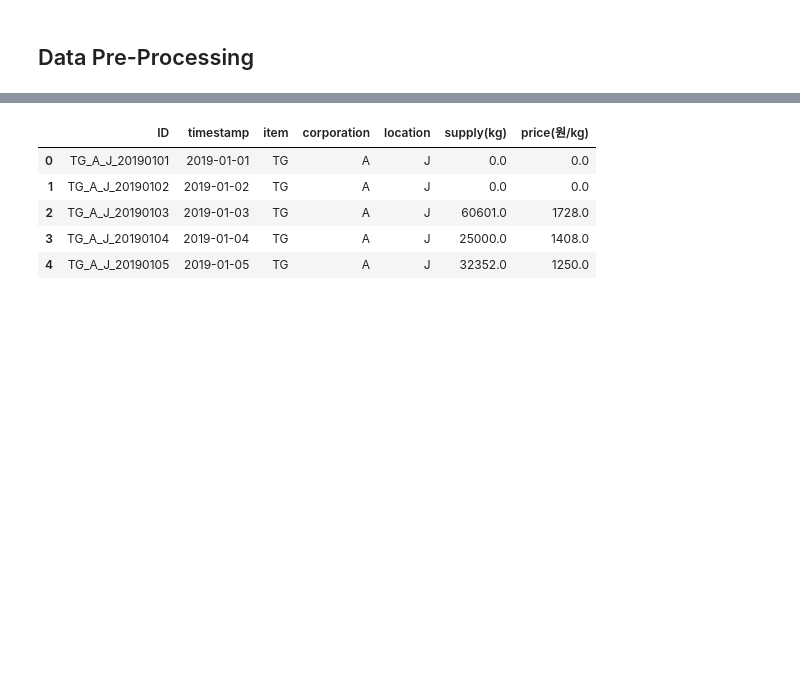
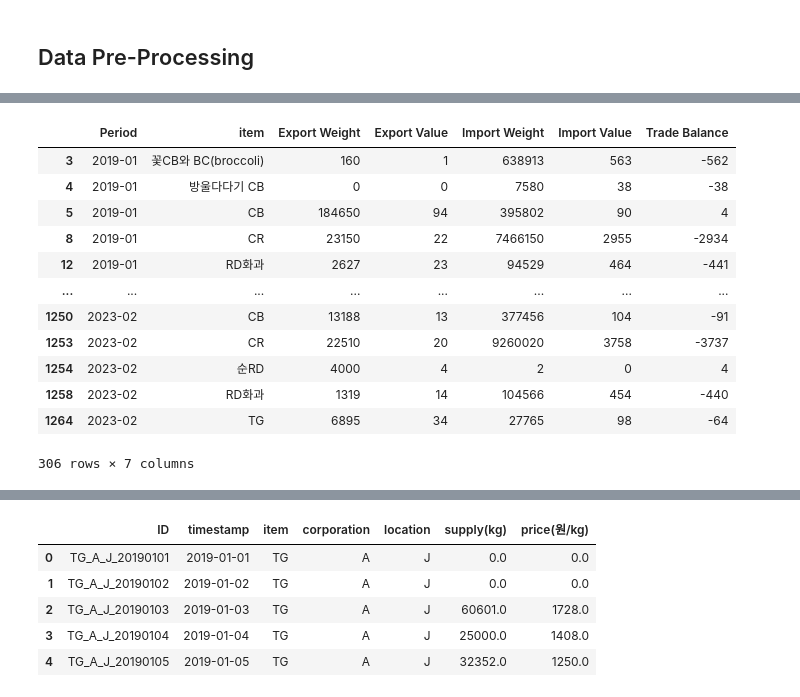
Before and after one commit to dlwls22/DACON_JeJu-Specialties, a Jupyter notebook: JeJu-Specialties.ipynb, the cells around one changed output, grey strips where cells are left out. Drawn from its saved outputs; the diff is of its cells as text; code cells hidden in the pictures; blank space fills up the shorter version.

```diff
--- a/JeJu-Specialties.ipynb
+++ b/JeJu-Specialties.ipynb
@@ -48,0 +100,32 @@ international = pd.read_csv(r'C:\Users\dlwks\OneDrive\바탕 화면\VSCode\제
+# %%
+selected_items = international[international['item'].str.contains('감귤|브로콜리|무|당근|양배추')].copy()
+
+selected_items['item'] = selected_items['item'].replace({
+    '감귤': 'TG',
+    '브로콜리': 'BC',
+    '무': 'RD',
+    '당근': 'CR',
+    '양배추': 'CB'
+}, regex = True)
+
+selected_items['item'] = selected_items['item'].str.replace('.*감귤.*', 'TG')
+selected_items['item'] = selected_items['item'].str.replace('.*브로콜리.*', 'BC')
+selected_items['item'] = selected_items['item'].str.replace('.*무.*', 'RD')
+selected_items['item'] = selected_items['item'].str.replace('.*당근.*', 'CR')
+selected_items['item'] = selected_items['item'].str.replace('.*양배추.*', 'CB')
+
+selected_items
+# %% [output]
+|  | Period | item | Export Weight | Export Value | Import Weight | Import Value | Trade Balance |
+| 3 | 2019-01 | 꽃CB와 BC(broccoli) | 160 | 1 | 638913 | 563 | -562 |
+| 4 | 2019-01 | 방울다다기 CB | 0 | 0 | 7580 | 38 | -38 |
+| 5 | 2019-01 | CB | 184650 | 94 | 395802 | 90 | 4 |
+| 8 | 2019-01 | CR | 23150 | 22 | 7466150 | 2955 | -2934 |
+| 12 | 2019-01 | RD화과 | 2627 | 23 | 94529 | 464 | -441 |
+| ... | ... | ... | ... | ... | ... | ... | ... |
+| 1250 | 2023-02 | CB | 13188 | 13 | 377456 | 104 | -91 |
+| 1253 | 2023-02 | CR | 22510 | 20 | 9260020 | 3758 | -3737 |
+| 1254 | 2023-02 | 순RD | 4000 | 4 | 2 | 0 | 4 |
+| 1258 | 2023-02 | RD화과 | 1319 | 14 | 104566 | 454 | -440 |
+| 1264 | 2023-02 | TG | 6895 | 34 | 27765 | 98 | -64 |
+306 rows × 7 columns
```
Also changed, not shown: parts of 18 cells of this notebook.
